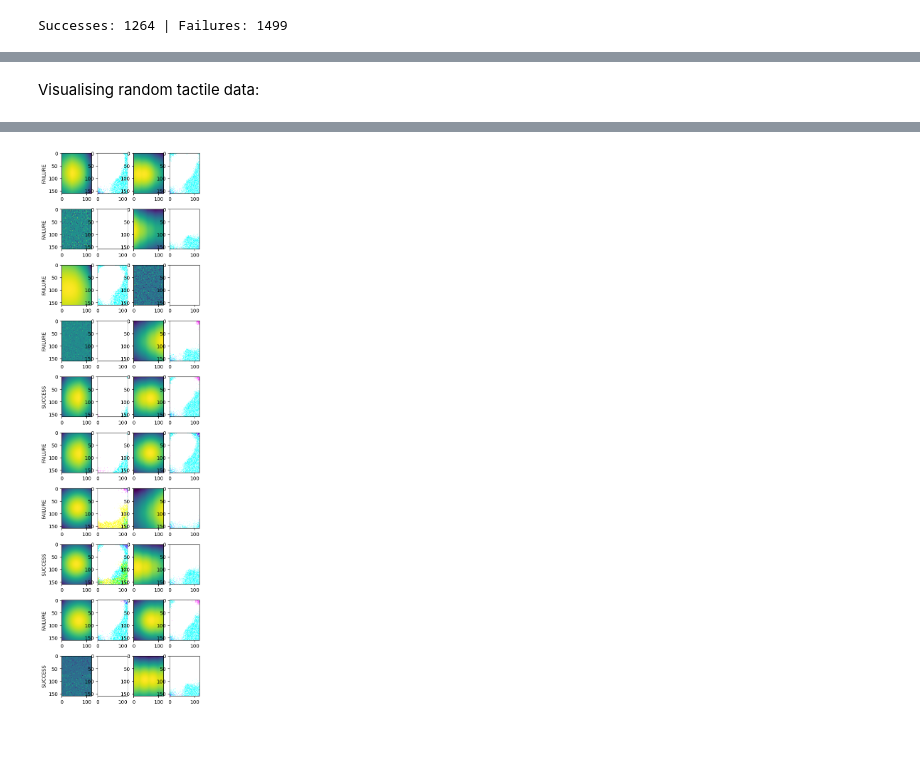
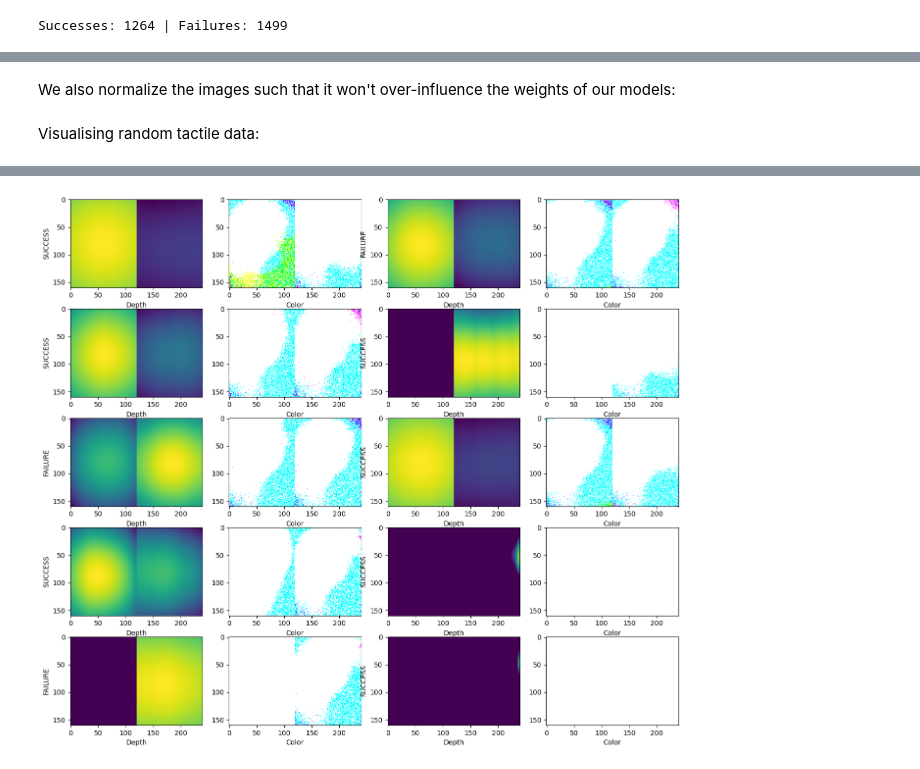
Before and after one commit to jhtkoo0426/UCL-FYP, a Jupyter notebook: src/baseline_model/baseline.ipynb, the cells around one changed output, grey strips where cells are left out. Saved outputs shown, nothing was run; the diff lists cells and outputs as text; code cells hidden in the pictures; blank space fills up the shorter version.

```diff
--- a/src/baseline_model/baseline.ipynb
+++ b/src/baseline_model/baseline.ipynb
@@ -65,0 +128,2 @@ We can treat the depth and color images of each finger's sensor as separate or c
+# %%
+depth_ds, color_ds, poses_ds, grasp_outcomes_ds = sample_data(depth_ds, color_ds, poses_ds, grasp_outcomes_ds, no_of_examples=200)
@@ -65,0 +136,5 @@ We can treat the depth and color images of each finger's sensor as separate or c
+# %%
+depth_ds = torch.cat([depth_ds[:, 0, :, :], depth_ds[:, 1, :, :]], dim=2)
+print(depth_ds.shape)
+color_ds = torch.cat([color_ds[:, 0, :, :, :], color_ds[:, 1, :, :, :]], dim=2)
+print(color_ds.shape)
@@ -65,0 +160,2 @@ We can treat the depth and color images of each finger's sensor as separate or c
+# %% [markdown]
+We also normalize the images such that it won't over-influence the weights of our models:
@@ -66,25 +170,21 @@ We can treat the depth and color images of each finger's sensor as separate or c
 # %% [markdown]
 Visualising random tactile data:
 # %%
-import matplotlib.pyplot as plt
-
-
 rand_indices = np.random.choice(len(depth_ds), size=10)
 cols = 4
-rows = 10
-fig = plt.figure(figsize=(5, 20))
+rows = 5
+fig = plt.figure(figsize=(16, 14))
 
 for i in range(rows*cols):
     fig.add_subplot(rows, cols, i+1)
-    if i % 4 == 0:
-        plt.ylabel("SUCCESS" if grasp_outcomes_ds[i//4] == 1 else "FAILURE")
-        plt.imshow(depth_ds[rand_indices[i//4]][0])
-    elif i % 4 == 1:
-        plt.imshow(color_ds[rand_indices[i//4]][0])
-    elif i % 4 == 2:
-        plt.imshow(depth_ds[rand_indices[i//4]][1])
-    else:
-        plt.imshow(color_ds[rand_indices[i//4]][1])
+    if i % 2 == 0:
+        plt.xlabel("Depth")
+        plt.ylabel("SUCCESS" if grasp_outcomes_ds[rand_indices[i//2]].item() == 1.0 else "FAILURE")
+        plt.imshow(np.array(depth_ds[rand_indices[i//2]]))
+    elif i % 2 == 1:
+        plt.xlabel("Color")
+        plt.imshow(np.array(color_ds[rand_indices[i//2]]))
+plt.show()
 # %% [output]
 Clipping input data to the valid range for imshow with RGB data ([0..1] for floats or [0..255] for integers).
 Clipping input data to the valid range for imshow with RGB data ([0..1] for floats or [0..255] for integers).
@@ -109 +199 @@ Clipping input data to the valid range for imshow with RGB data ([0..1] for floa
-[figure, old version]
+[figure, new version]
```
Also changed, not shown: parts of 53 cells of this notebook.
